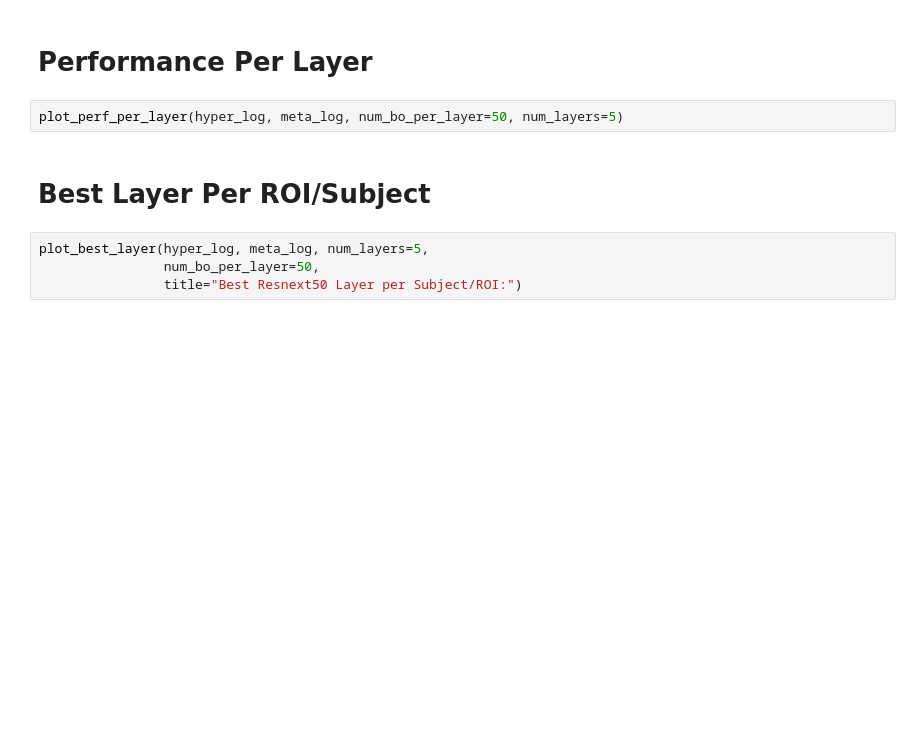
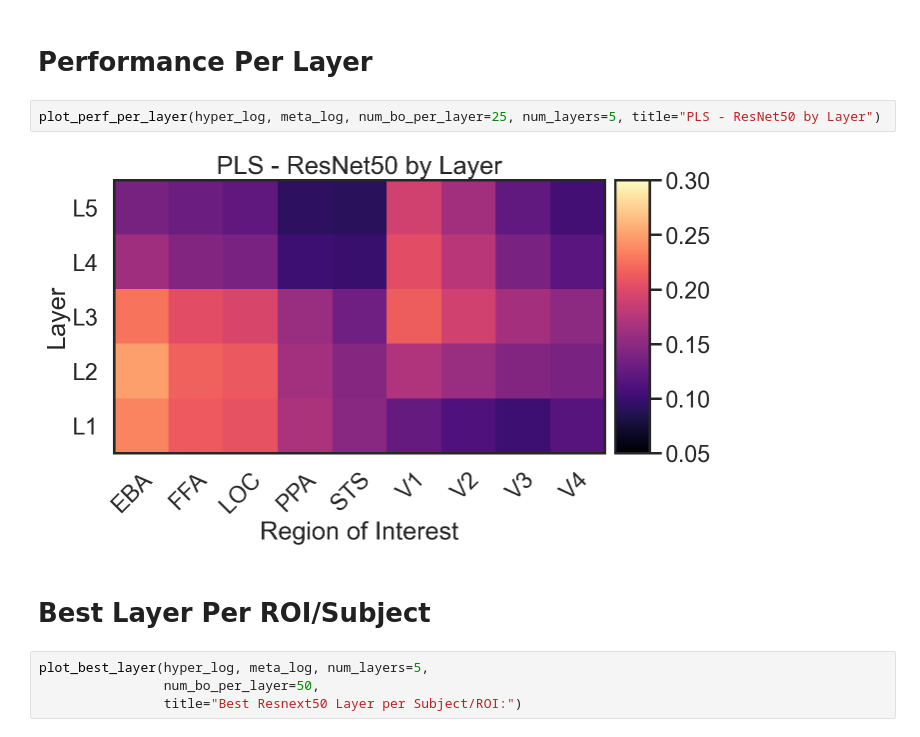
Before and after one commit to RobertTLange/algonauts-2021, a Jupyter notebook: notebooks/inspect_experiments.ipynb, the cells around one changed output. Cells and saved outputs as stored; diff of their text form; blank space fills up the shorter version.

```diff
--- a/notebooks/inspect_experiments.ipynb
+++ b/notebooks/inspect_experiments.ipynb
@@ -78,7 +85,9 @@ print(scores)
 # %% [markdown]
 # Performance Per Layer
 # %%
-plot_perf_per_layer(hyper_log, meta_log, num_bo_per_layer=50, num_layers=5)
+plot_perf_per_layer(hyper_log, meta_log, num_bo_per_layer=25, num_layers=5, title="PLS - ResNet50 by Layer")
+# %% [output]
+[figure, added]
 # %% [markdown]
 # Best Layer Per ROI/Subject
 # %%
```
Also changed, not shown: parts of 8 cells of this notebook, 9 other files.
